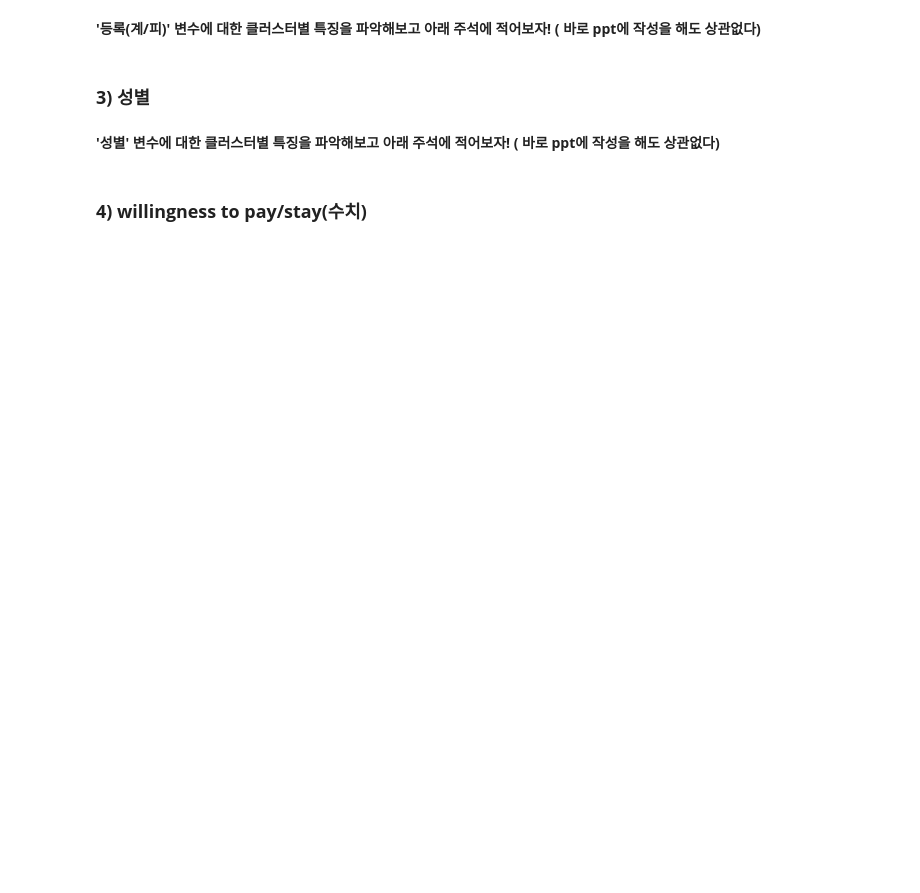
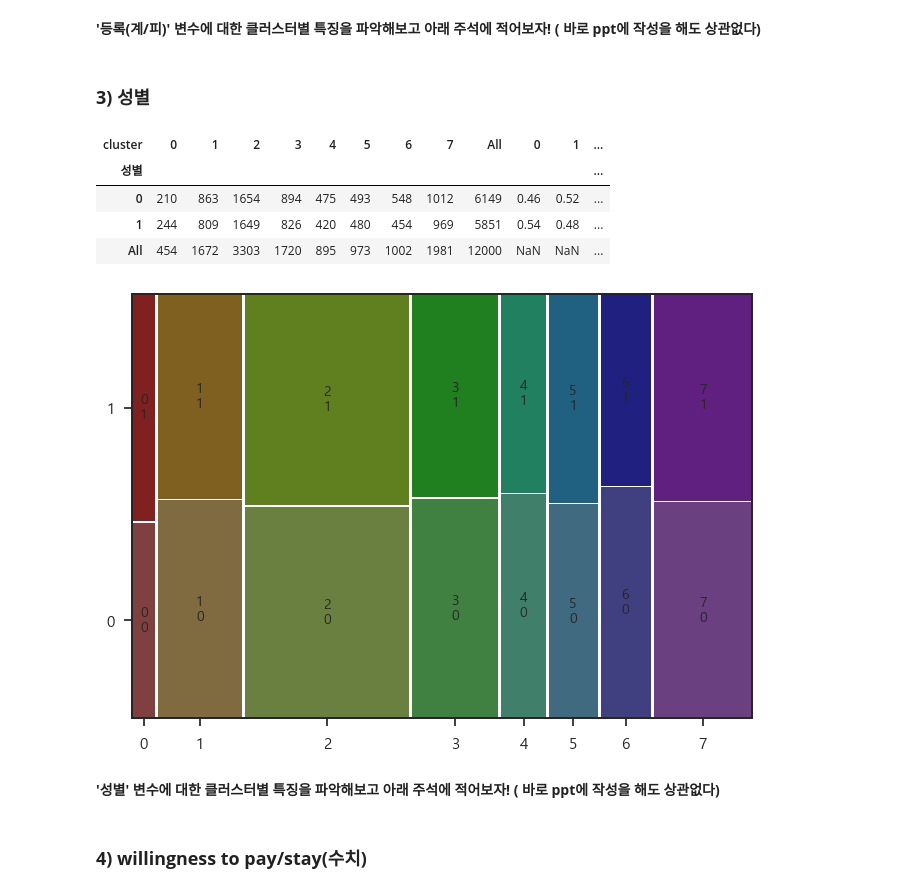
Before and after one commit to yangjung-woo/KT-Workspace, a Jupyter notebook: KT_AIVLE_DX_Regular_course/Week1/DX_미니프로젝트 3차_4_5일차 실습자료/3. 군집 분석.ipynb, the cells around one changed output. Saved outputs shown, nothing was run; the diff lists cells and outputs as text; code cells hidden in the pictures; blank space fills up the shorter version.

```diff
--- a/KT_AIVLE_DX_Regular_course/Week1/DX_미니프로젝트 3차_4_5일차 실습자료/3. 군집 분석.ipynb
+++ b/KT_AIVLE_DX_Regular_course/Week1/DX_미니프로젝트 3차_4_5일차 실습자료/3. 군집 분석.ipynb
@@ -365,6 +674,32 @@ plt.show()
 ### **3) 성별**
 # %%
 # [문제 15] '성별' 열에 대해 crosstab을 활용해서 clust별 범주별 합계를 확인 해보자.
+feature = '성별'
+
+pro_df1 = pd.crosstab([result[feature]], result['cluster'], margins=True)
+
+# 비율로도 한번 확인 해보자.
+
+pro_df2 = pd.crosstab([result[feature]], result['cluster'], margins=True, normalize='columns')
+pro_df2 = pro_df2.round(3)
+
+# 합치기, concat
+pro_df = pd.concat([pro_df1, pro_df2], axis=1)
+
+# pro_df 확인
+display(pro_df)
+
+# 시각화를 해 봅시다.
+mosaic(result.sort_values('cluster'), [ 'cluster', feature])
+plt.rcParams['font.family'] = 'Malgun Gothic'
+plt.show()
+# %% [output]
+| cluster | 0 | 1 | 2 | 3 | 4 | 5 | 6 | 7 | All | 0 | 1 | ... |
+| 성별 |  |  |  |  |  |  |  |  |  |  |  | ... |
+| 0 | 210 | 863 | 1654 | 894 | 475 | 493 | 548 | 1012 | 6149 | 0.46 | 0.52 | ... |
+| 1 | 244 | 809 | 1649 | 826 | 420 | 480 | 454 | 969 | 5851 | 0.54 | 0.48 | ... |
+| All | 454 | 1672 | 3303 | 1720 | 895 | 973 | 1002 | 1981 | 12000 | NaN | NaN | ... |
+[figure, added]
 # %% [markdown]
 <b>**'성별' 변수에 대한 클러스터별 특징을 파악해보고 아래 주석에 적어보자!**
 ( 바로 ppt에 작성을 해도 상관없다)
```
Also changed, not shown: parts of 39 cells of this notebook, 14 other files.
